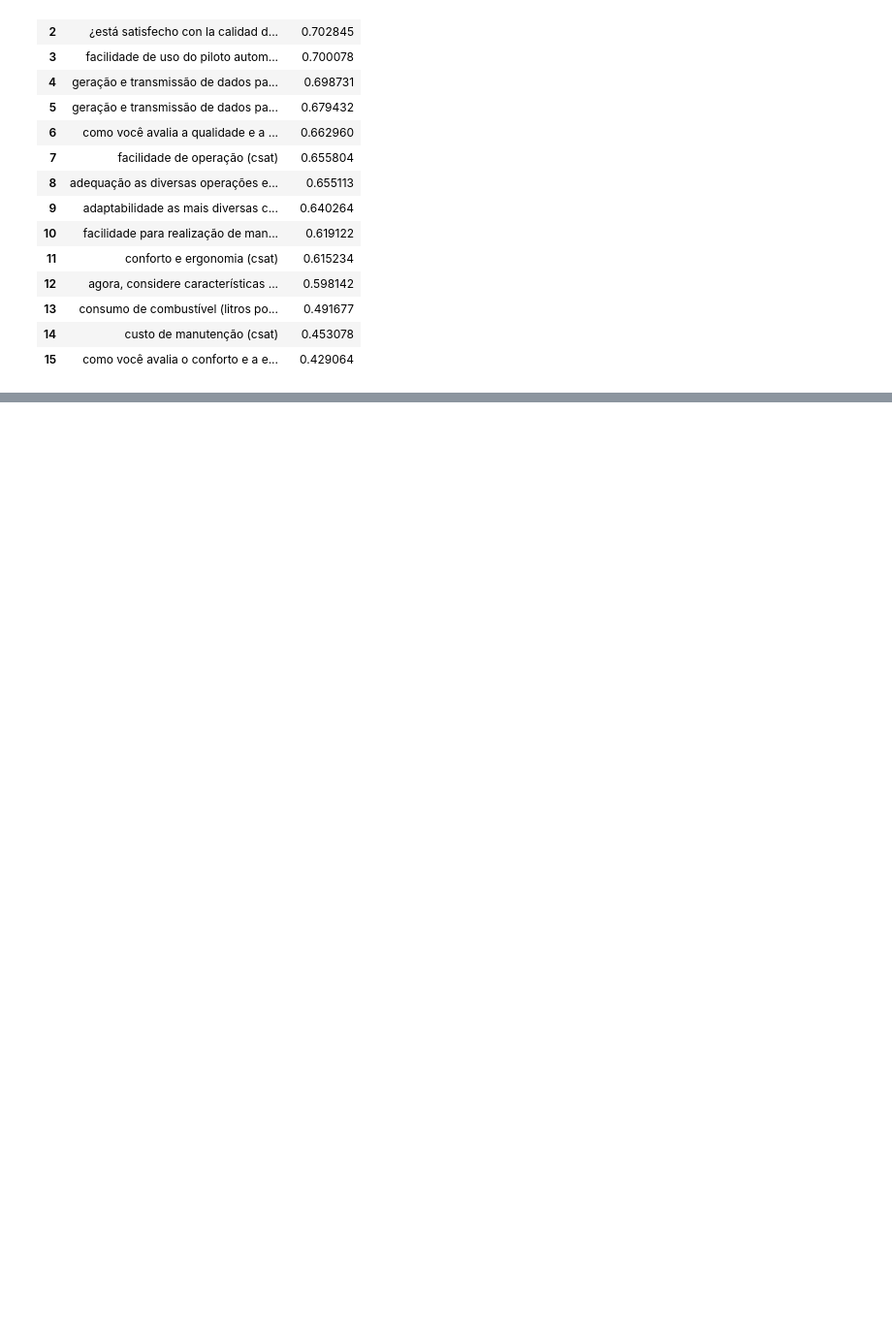
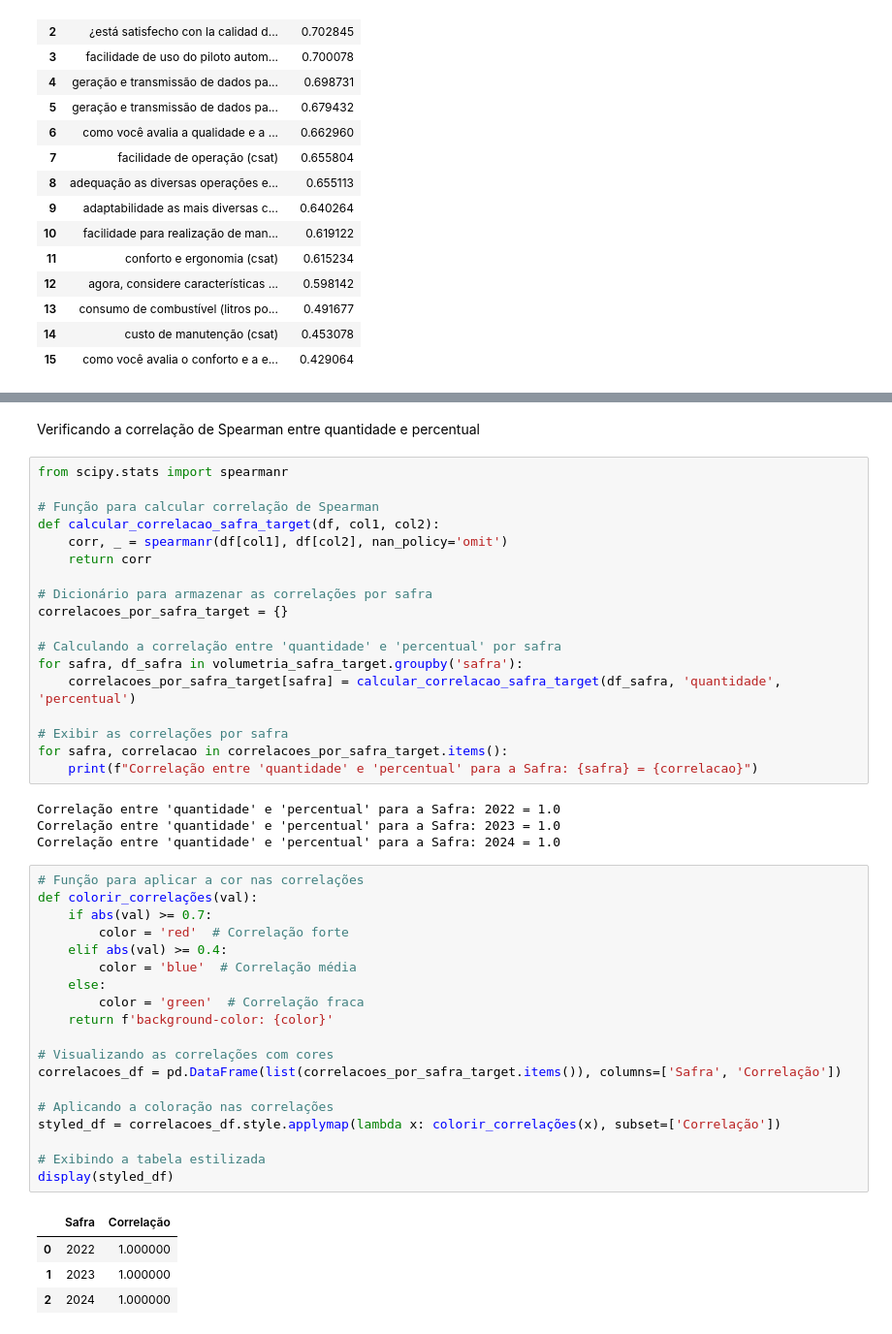
Before and after one commit to codeguima/data-science, a Jupyter notebook: Lista NPS Positivo_V4.ipynb, the cells around one changed output, grey strips where cells are left out. Shown at 97% size. Cells and saved outputs as stored; diff of their text form; blank space fills up the shorter version.

```diff
--- a/Lista NPS Positivo_V4.ipynb
+++ b/Lista NPS Positivo_V4.ipynb
@@ -405,0 +420,48 @@ Correlação para a região: Sudeste
+# %% [markdown]
+Verificando a correlação de Spearman entre quantidade e percentual
+# %%
+from scipy.stats import spearmanr
+
+# Função para calcular correlação de Spearman
+def calcular_correlacao_safra_target(df, col1, col2):
+    corr, _ = spearmanr(df[col1], df[col2], nan_policy='omit')
+    return corr
+
+# Dicionário para armazenar as correlações por safra
+correlacoes_por_safra_target = {}
+
+# Calculando a correlação entre 'quantidade' e 'percentual' por safra
+for safra, df_safra in volumetria_safra_target.groupby('safra'):
+    correlacoes_por_safra_target[safra] = calcular_correlacao_safra_target(df_safra, 'quantidade', 'percentual')
+
+# Exibir as correlações por safra
+for safra, correlacao in correlacoes_por_safra_target.items():
+    print(f"Correlação entre 'quantidade' e 'percentual' para a Safra: {safra} = {correlacao}")
+# %% [output]
+Correlação entre 'quantidade' e 'percentual' para a Safra: 2022 = 1.0
+Correlação entre 'quantidade' e 'percentual' para a Safra: 2023 = 1.0
+Correlação entre 'quantidade' e 'percentual' para a Safra: 2024 = 1.0
+# %%
+# Função para aplicar a cor nas correlações
+def colorir_correlações(val):
+    if abs(val) >= 0.7:
+        color = 'red'  # Correlação forte
+    elif abs(val) >= 0.4:
+        color = 'blue'  # Correlação média
+    else:
+        color = 'green'  # Correlação fraca
+    return f'background-color: {color}'
+
+# Visualizando as correlações com cores
+correlacoes_df = pd.DataFrame(list(correlacoes_por_safra_target.items()), columns=['Safra', 'Correlação'])
+
+# Aplicando a coloração nas correlações
+styled_df = correlacoes_df.style.applymap(lambda x: colorir_correlações(x), subset=['Correlação'])
+
+# Exibindo a tabela estilizada
+display(styled_df)
+# %% [output]
+|  | Safra | Correlação |
+| 0 | 2022 | 1.000000 |
+| 1 | 2023 | 1.000000 |
+| 2 | 2024 | 1.000000 |
```
Also changed, not shown: parts of 5 cells of this notebook.
